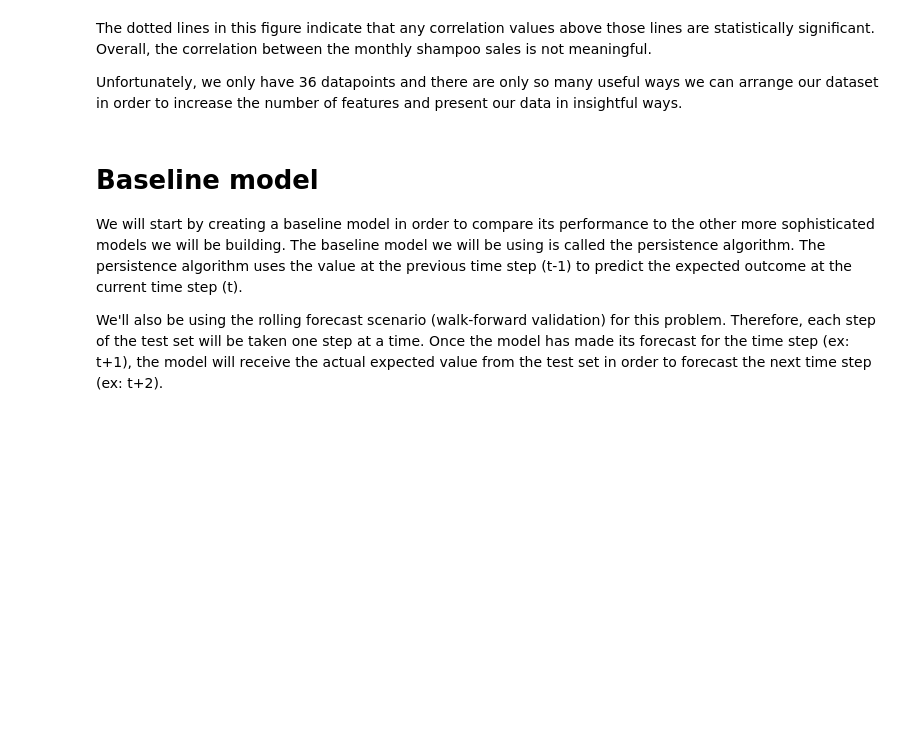
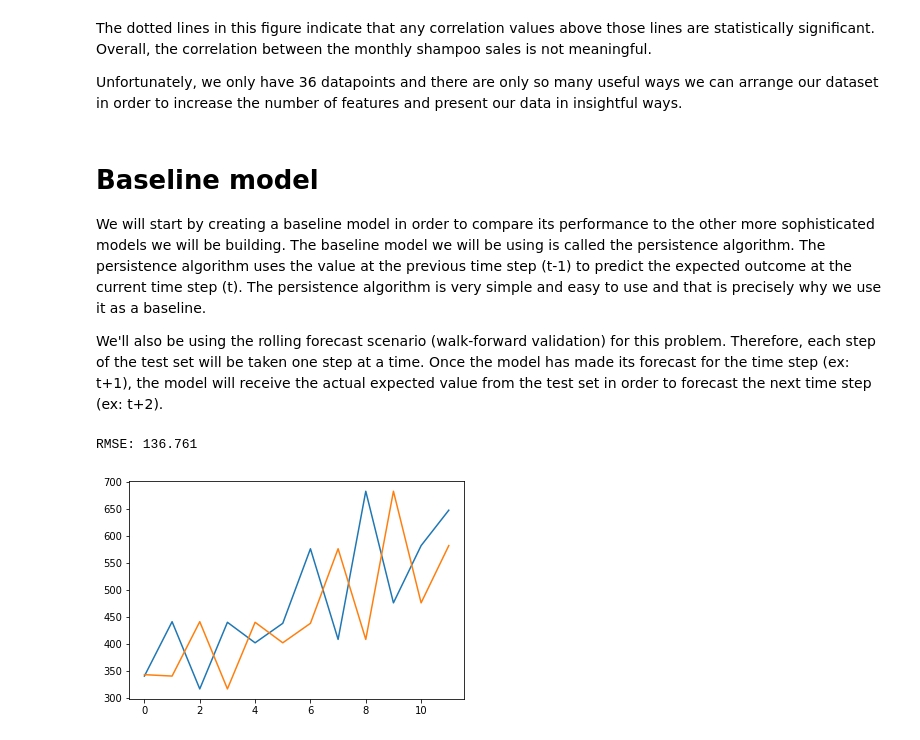
Before and after one commit to JayThibs/time-series-forecasting, a Jupyter notebook: Shampoo-Sales-Full.ipynb, the cells around one changed output. Drawn from its saved outputs; the diff is of its cells as text; code cells hidden in the pictures; blank space fills up the shorter version.

Commit message:
Finished baseline

```diff
--- a/Shampoo-Sales-Full.ipynb
+++ b/Shampoo-Sales-Full.ipynb
@@ -60,24 +60,32 @@ Unfortunately, we only have 36 datapoints and there are only so many useful ways
 # %% [markdown]
 # Baseline model
 
-We will start by creating a baseline model in order to compare its performance to the other more sophisticated models we will be building. The baseline model we will be using is called the persistence algorithm. The persistence algorithm uses the value at the previous time step (t-1) to predict the expected outcome at the current time step (t).
+We will start by creating a baseline model in order to compare its performance to the other more sophisticated models we will be building. The baseline model we will be using is called the persistence algorithm. The persistence algorithm uses the value at the previous time step (t-1) to predict the expected outcome at the current time step (t). The persistence algorithm is very simple and easy to use and that is precisely why we use it as a baseline.
 
 We'll also be using the rolling forecast scenario (walk-forward validation) for this problem. Therefore, each step of the test set will be taken one step at a time. Once the model has made its forecast for the time step (ex: t+1), the model will receive the actual expected value from the test set in order to forecast the next time step (ex: t+2).
 # %%
 from sklearn.metrics import mean_squared_error
 from math import sqrt
 
 # split data into train and test sets
 X = monthly_df.values
 train, test = X[0:-12], X[-12:]
 
 # walk-forward validation
 history = [x for x in train]
 predictions = list()
 for i in range (len(test)):
     # make prediction
     predictions.append(history[-1])
     # observation
     history.append(test[i])
 # report performance
-rmse =
+rmse = sqrt(mean_squared_error(test, predictions))
+print('RMSE: %.3f' % rmse)
+# line plot of observed vs predicted
+plt.plot(test)
+plt.plot(predictions)
+plt.show()
+# %% [output]
+RMSE: 136.761
+[figure, added]
```
